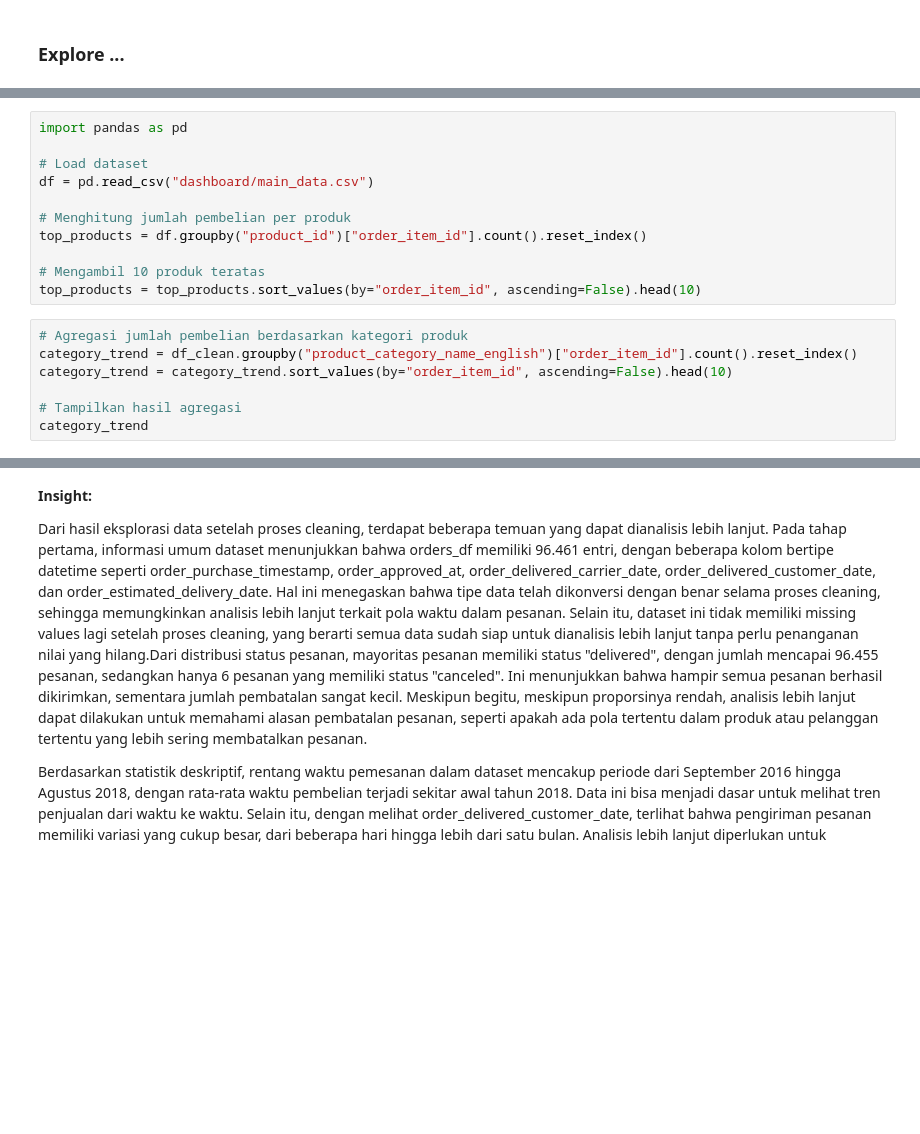
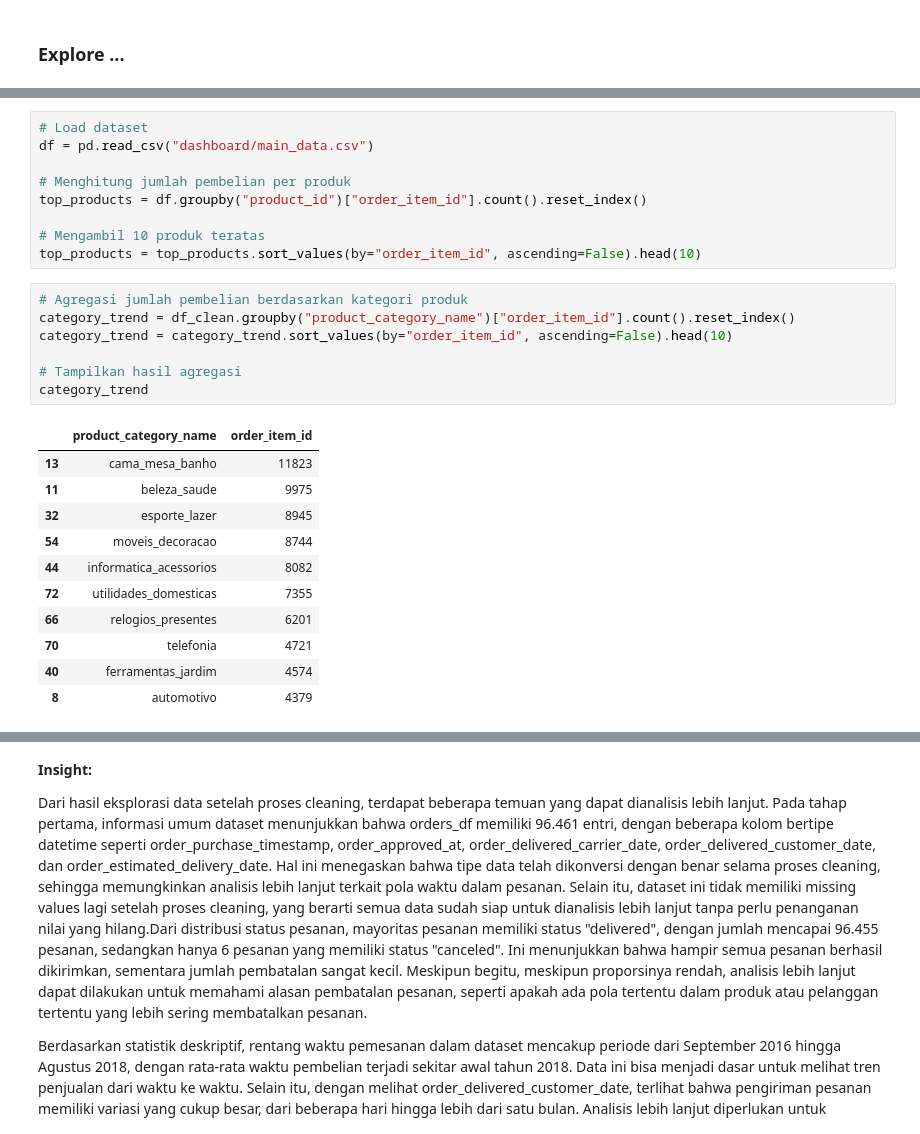
Before and after one commit to bhqialza/analisis-data, a Jupyter notebook: notebook.ipynb, the cells around one changed output, grey strips where cells are left out. Cells and saved outputs as stored; diff of their text form; blank space fills up the shorter version.

```diff
--- a/notebook.ipynb
+++ b/notebook.ipynb
@@ -523,6 +545,4 @@ monthly_trend
 # %%
-import pandas as pd
-
 # Load dataset
 df = pd.read_csv("dashboard/main_data.csv")
 
@@ -533,10 +553,22 @@ top_products = df.groupby("product_id")["order_item_id"].count().reset_index()
 top_products = top_products.sort_values(by="order_item_id", ascending=False).head(10)
 # %%
 # Agregasi jumlah pembelian berdasarkan kategori produk
-category_trend = df_clean.groupby("product_category_name_english")["order_item_id"].count().reset_index()
+category_trend = df_clean.groupby("product_category_name")["order_item_id"].count().reset_index()
 category_trend = category_trend.sort_values(by="order_item_id", ascending=False).head(10)
 
 # Tampilkan hasil agregasi
 category_trend
+# %% [output]
+|  | product_category_name | order_item_id |
+| 13 | cama_mesa_banho | 11823 |
+| 11 | beleza_saude | 9975 |
+| 32 | esporte_lazer | 8945 |
+| 54 | moveis_decoracao | 8744 |
+| 44 | informatica_acessorios | 8082 |
+| 72 | utilidades_domesticas | 7355 |
+| 66 | relogios_presentes | 6201 |
+| 70 | telefonia | 4721 |
+| 40 | ferramentas_jardim | 4574 |
+| 8 | automotivo | 4379 |
 # %%
 # Hitung jumlah pelanggan unik per kategori produk
```
Also changed, not shown: parts of 22 cells of this notebook, 4 other files.
